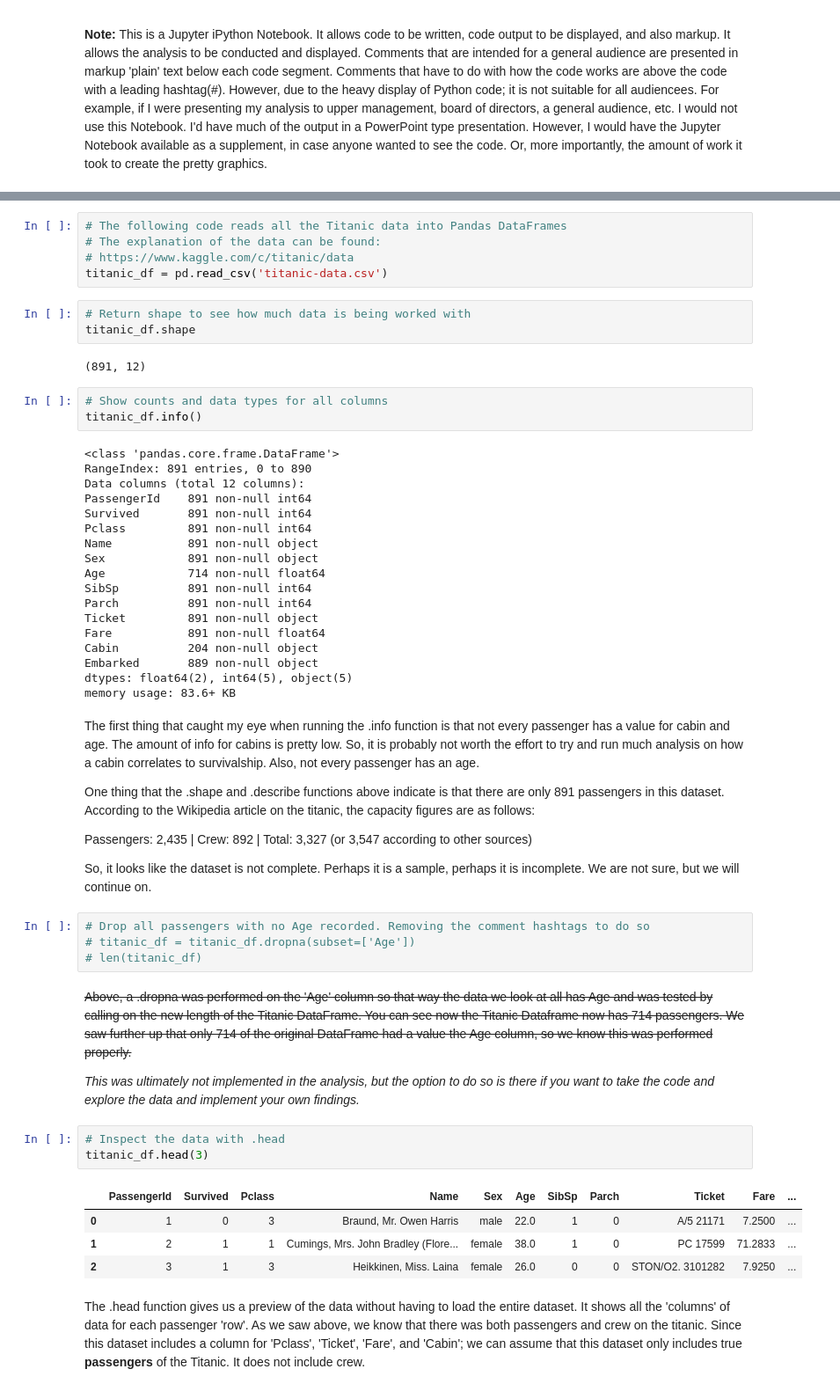
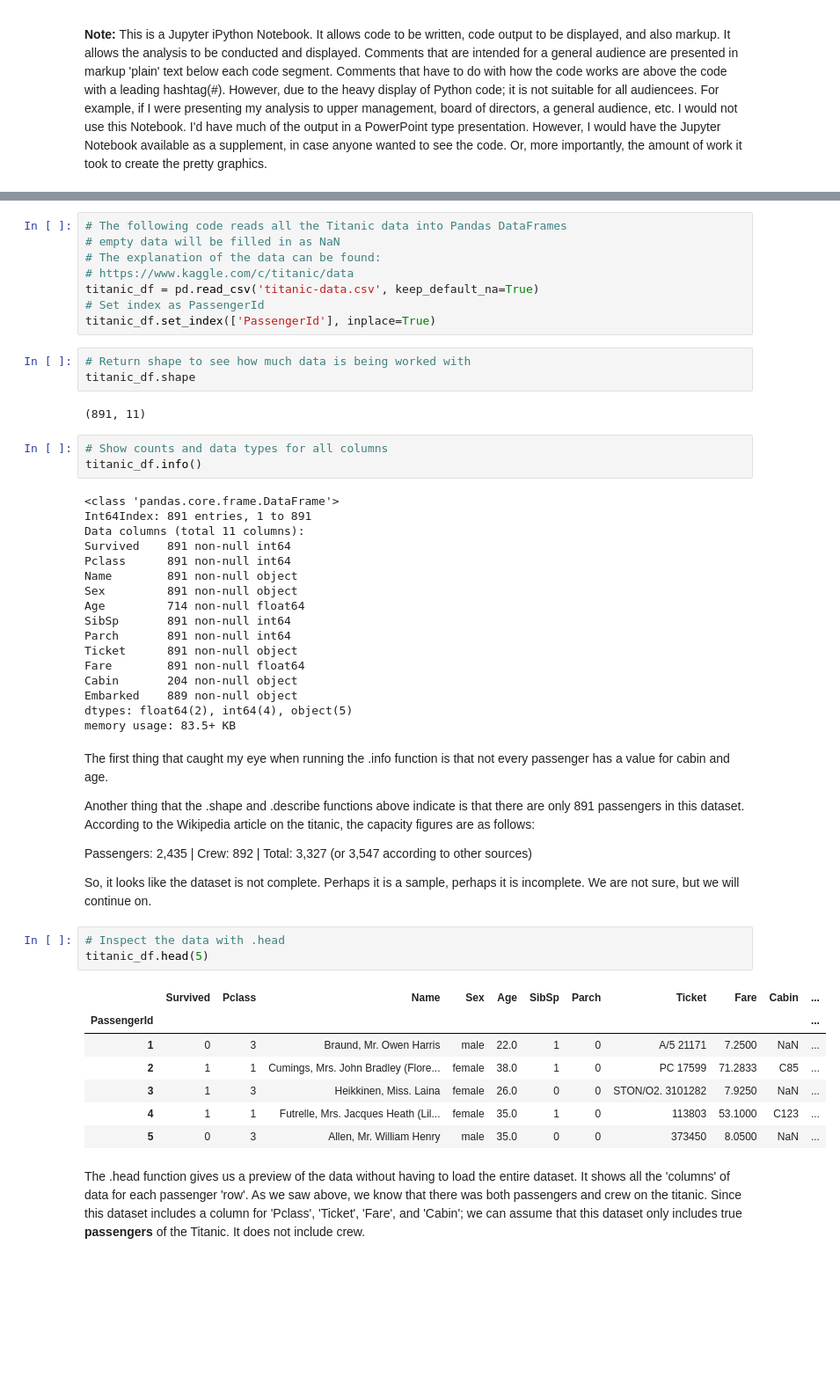
Before and after one commit to wblakecannon/titanic-investigation, a Jupyter notebook: titanic-investigation.ipynb, the cells around one changed output, grey strips where cells are left out. Shown: that part at 88% size. Drawn from its saved outputs; the diff is of its cells as text; blank space fills up the shorter version.

```diff
--- a/titanic-investigation.ipynb
+++ b/titanic-investigation.ipynb
@@ -27,59 +37,56 @@ import matplotlib.pyplot as plt
 Populating the interactive namespace from numpy and matplotlib
 # %%
 # The following code reads all the Titanic data into Pandas DataFrames
+# empty data will be filled in as NaN
 # The explanation of the data can be found:
 # https://www.kaggle.com/c/titanic/data
-titanic_df = pd.read_csv('titanic-data.csv')
+titanic_df = pd.read_csv('titanic-data.csv', keep_default_na=True)
+# Set index as PassengerId
+titanic_df.set_index(['PassengerId'], inplace=True)
 # %%
 # Return shape to see how much data is being worked with
 titanic_df.shape
 # %% [output]
-(891, 12)
+(891, 11)
 # %%
 # Show counts and data types for all columns
 titanic_df.info()
 # %% [output]
 <class 'pandas.core.frame.DataFrame'>
-RangeIndex: 891 entries, 0 to 890
-Data columns (total 12 columns):
-PassengerId    891 non-null int64
-Survived       891 non-null int64
-Pclass         891 non-null int64
-Name           891 non-null object
-Sex            891 non-null object
-Age            714 non-null float64
-SibSp          891 non-null int64
-Parch          891 non-null int64
-Ticket         891 non-null object
-Fare           891 non-null float64
-Cabin          204 non-null object
-Embarked       889 non-null object
-dtypes: float64(2), int64(5), object(5)
-memory usage: 83.6+ KB
+Int64Index: 891 entries, 1 to 891
+Data columns (total 11 columns):
+Survived    891 non-null int64
+Pclass      891 non-null int64
+Name        891 non-null object
+Sex         891 non-null object
+Age         714 non-null float64
+SibSp       891 non-null int64
+Parch       891 non-null int64
+Ticket      891 non-null object
+Fare        891 non-null float64
+Cabin       204 non-null object
+Embarked    889 non-null object
+dtypes: float64(2), int64(4), object(5)
+memory usage: 83.5+ KB
 # %% [markdown]
-The first thing that caught my eye when running the .info function is that not every passenger has a value for cabin and age. The amount of info for cabins is pretty low. So, it is probably not worth the effort to try and run much analysis on how a cabin correlates to survivalship. Also, not every passenger has an age.
+The first thing that caught my eye when running the .info function is that not every passenger has a value for cabin and age.
 
-One thing that the .shape and .describe functions above indicate is that there are only 891 passengers in this dataset. According to the Wikipedia article on the titanic, the capacity figures are as follows:
+Another thing that the .shape and .describe functions above indicate is that there are only 891 passengers in this dataset. According to the Wikipedia article on the titanic, the capacity figures are as follows:
 
 Passengers: 2,435 | Crew: 892 | Total: 3,327 (or 3,547 according to other sources)
 
 So, it looks like the dataset is not complete. Perhaps it is a sample, perhaps it is incomplete. We are not sure, but we will continue on.
-# %%
-# Drop all passengers with no Age recorded. Removing the comment hashtags to do so
-# titanic_df = titanic_df.dropna(subset=['Age'])
-# len(titanic_df)
-# %% [markdown]
-~~Above, a .dropna was performed on the 'Age' column so that way the data we look at all has Age and was tested by calling on the new length of the Titanic DataFrame. You can see  now the Titanic Dataframe now has 714 passengers. We saw further up that only 714 of the original DataFrame had a value the Age column, so we know this was performed properly.~~
-
-_This was ultimately not implemented in the analysis, but the option to do so is there if you want to take the code and explore the data and implement your own findings._
 # %%
 # Inspect the data with .head
-titanic_df.head(3)
+titanic_df.head(5)
 # %% [output]
-|  | PassengerId | Survived | Pclass | Name | Sex | Age | SibSp | Parch | Ticket | Fare | ... |
-| 0 | 1 | 0 | 3 | Braund, Mr. Owen Harris | male | 22.0 | 1 | 0 | A/5 21171 | 7.2500 | ... |
-| 1 | 2 | 1 | 1 | Cumings, Mrs. John Bradley (Flore... | female | 38.0 | 1 | 0 | PC 17599 | 71.2833 | ... |
-| 2 | 3 | 1 | 3 | Heikkinen, Miss. Laina | female | 26.0 | 0 | 0 | STON/O2. 3101282 | 7.9250 | ... |
+|  | Survived | Pclass | Name | Sex | Age | SibSp | Parch | Ticket | Fare | Cabin | ... |
+| PassengerId |  |  |  |  |  |  |  |  |  |  | ... |
+| 1 | 0 | 3 | Braund, Mr. Owen Harris | male | 22.0 | 1 | 0 | A/5 21171 | 7.2500 | NaN | ... |
+| 2 | 1 | 1 | Cumings, Mrs. John Bradley (Flore... | female | 38.0 | 1 | 0 | PC 17599 | 71.2833 | C85 | ... |
+| 3 | 1 | 3 | Heikkinen, Miss. Laina | female | 26.0 | 0 | 0 | STON/O2. 3101282 | 7.9250 | NaN | ... |
+| 4 | 1 | 1 | Futrelle, Mrs. Jacques Heath (Lil... | female | 35.0 | 1 | 0 | 113803 | 53.1000 | C123 | ... |
+| 5 | 0 | 3 | Allen, Mr. William Henry | male | 35.0 | 0 | 0 | 373450 | 8.0500 | NaN | ... |
 # %% [markdown]
 The .head function gives us a preview of the data without having to load the entire dataset. It shows all the 'columns' of data for each passenger 'row'. As we saw above, we know that there was both passengers and crew on the titanic. Since this dataset includes  a column for 'Pclass', 'Ticket',  'Fare', and 'Cabin'; we can assume that this dataset only includes true **passengers** of the Titanic. It does not include crew.
 # %%
```
Also changed, not shown: parts of 176 cells of this notebook, 1 other file.
